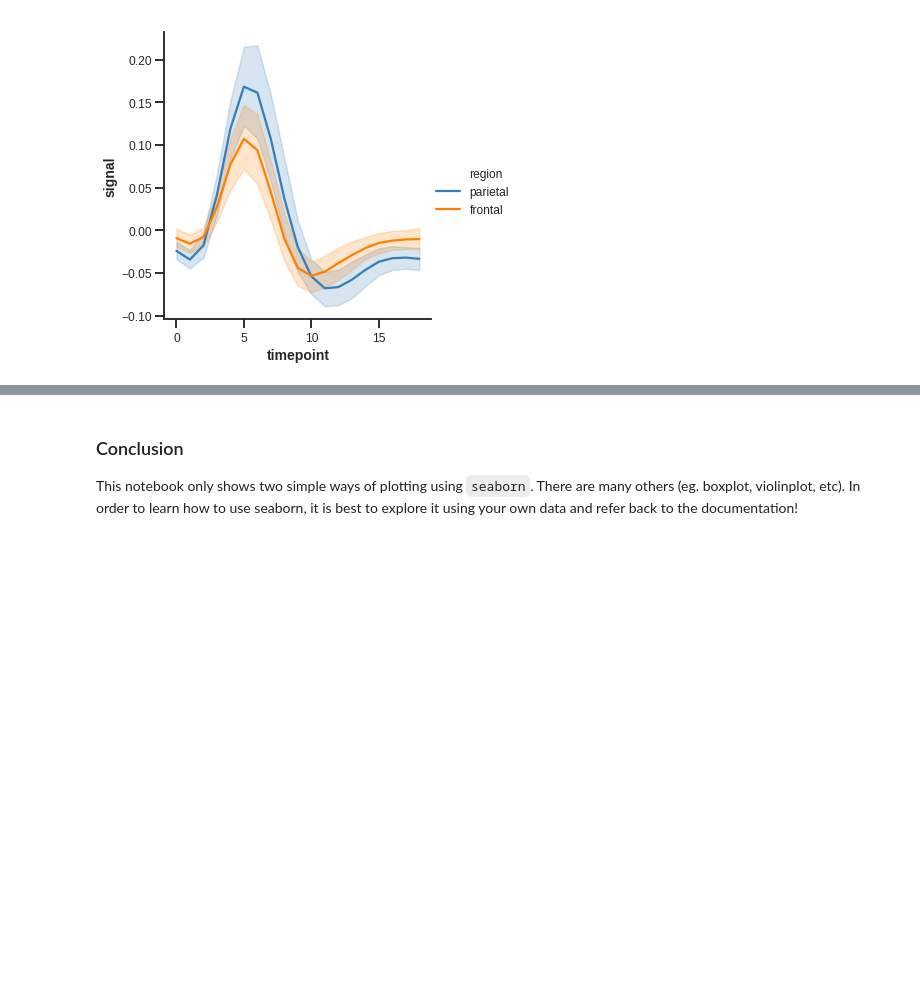
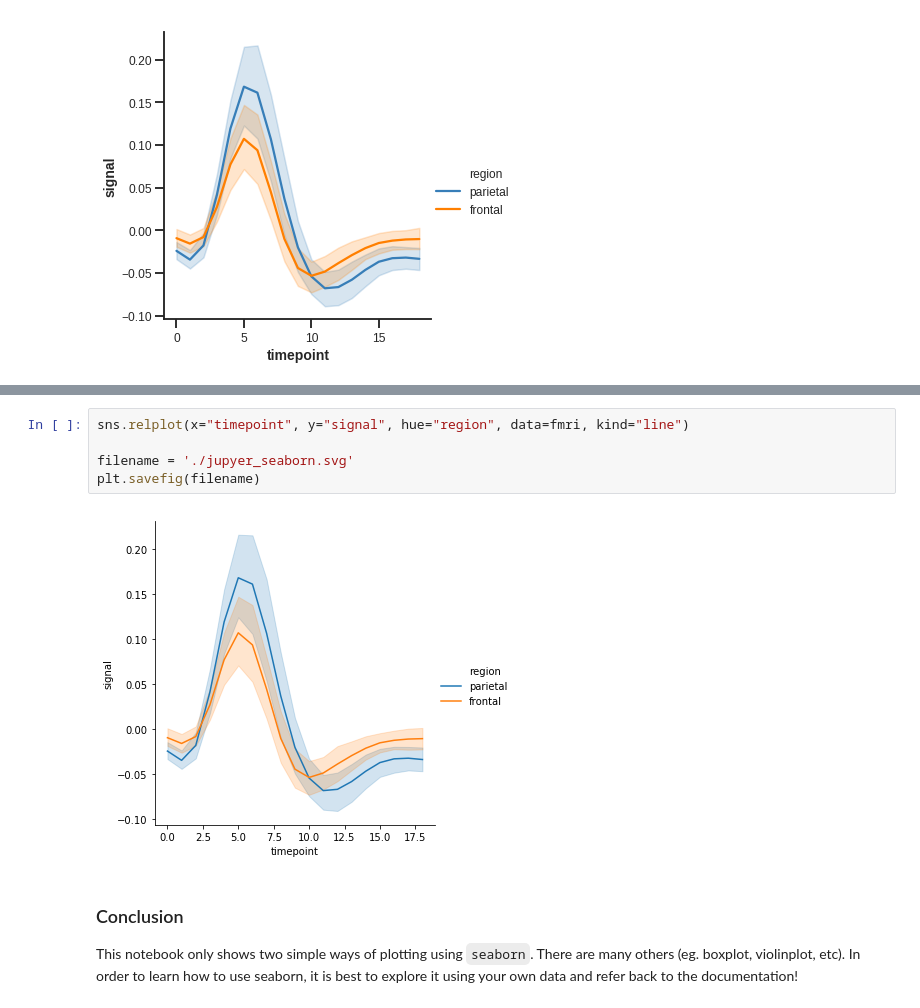
Before and after one commit to kaitj/scwg2018_python_neuroimaging, a Jupyter notebook: bin/01_plotting_with_seaborn_solutions-Copy1.ipynb, the cells around one changed output, grey strips where cells are left out. Drawn from its saved outputs; the diff is of its cells as text; blank space fills up the shorter version.

Commit message:
update seaborn notebook with figure saving

```diff
--- a/bin/01_plotting_with_seaborn_solutions-Copy1.ipynb
+++ b/bin/01_plotting_with_seaborn_solutions-Copy1.ipynb
@@ -120,3 +126,10 @@ sns.relplot(x="timepoint", y="signal", hue="region", data=fmri, kind="line")
+# %%
+sns.relplot(x="timepoint", y="signal", hue="region", data=fmri, kind="line")
+
+filename = './jupyer_seaborn.svg'
+plt.savefig(filename)
+# %% [output]
+[figure, added]
 # %% [markdown]
 ### Conclusion
 
```
Also changed, not shown: parts of 1 cell of this notebook, 1 other file.
